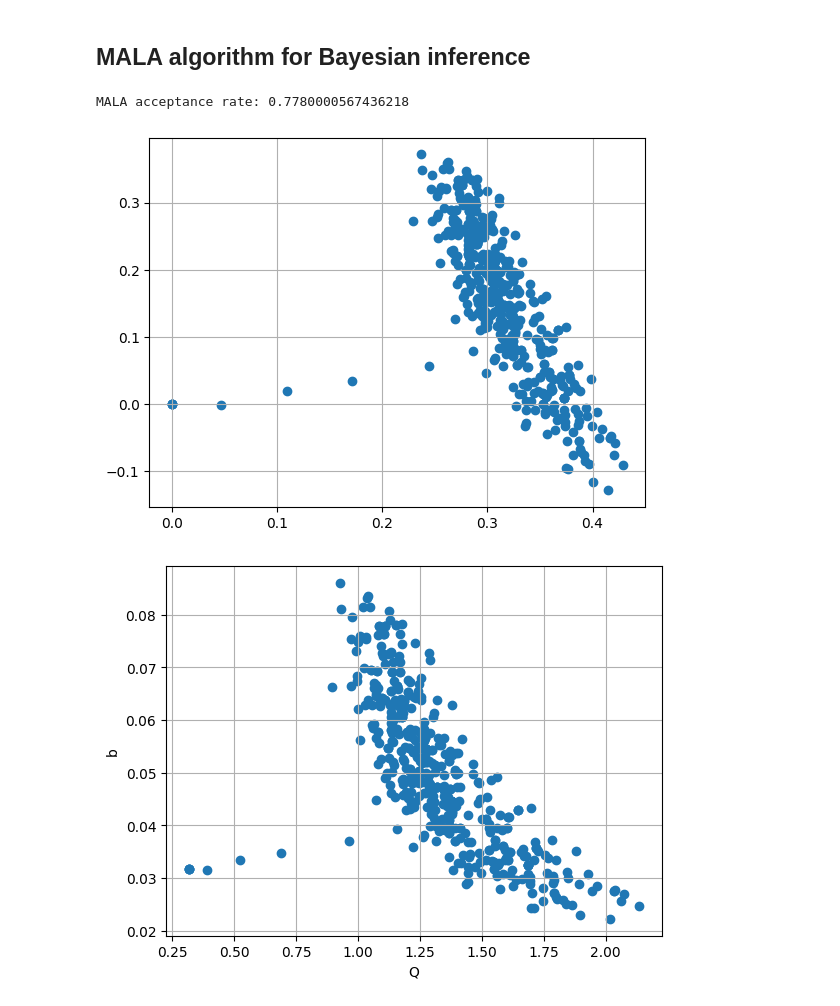
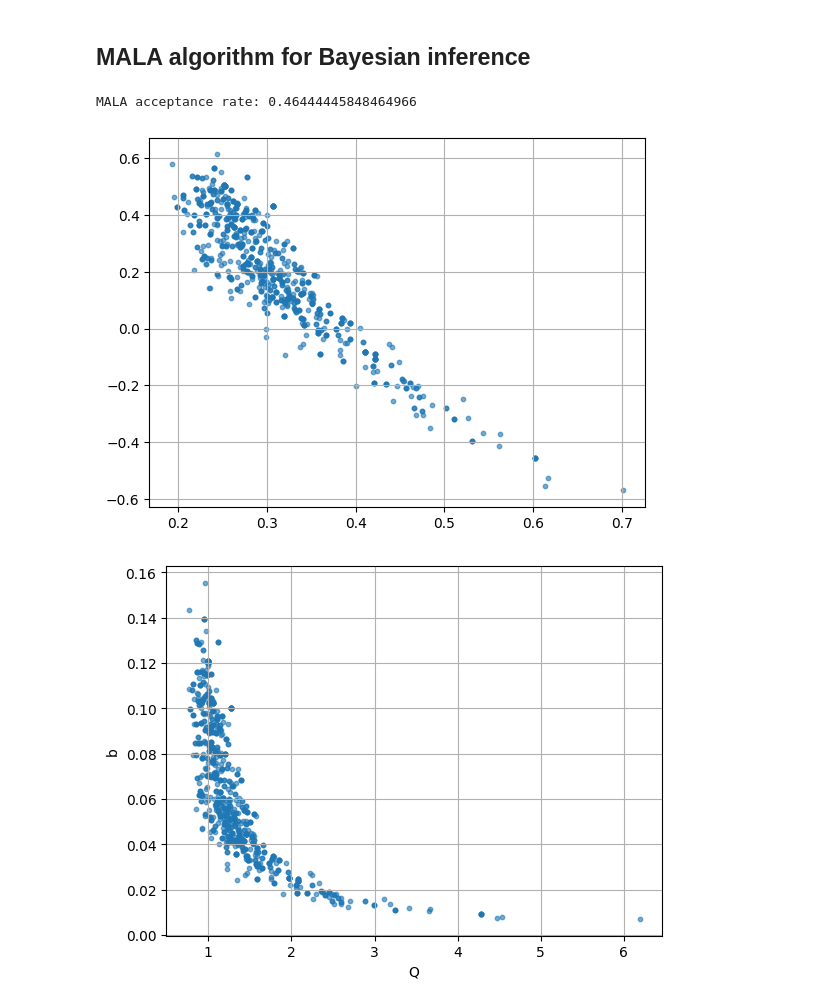
Before and after one commit to kerfriden/jax_constitutive_law, a Jupyter notebook: jax_cl_3.ipynb, the cells around one changed output. Cells and saved outputs as stored; diff of their text form; code cells hidden in the pictures.

```diff
--- a/jax_cl_3.ipynb
+++ b/jax_cl_3.ipynb
@@ -2348,14 +2345,14 @@ noise_std = 0.05  # one constant σ for all points
 def loglik(theta):
     # Drop the normalization constant (it doesn't depend on theta and cancels in MALA/MH).
     # i.i.d. N(0, σ^2): log p(y|θ,σ) = const - (1/(σ^2)) * 0.5*sum r^2
-    return -(1.0 / (noise_std**2)) * loss(theta)
+    return -(0.5 / (noise_std**2)) * loss(theta)
 
 def logprior(theta):
     # Unit Gaussian prior on *raw* unconstrained theta
     return -0.5 * jnp.dot(theta, theta)
 
 def logpost(theta):
-    return loglik(theta) + logprior(theta)
+    return loglik(theta) #+ logprior(theta)
 
 grad_logpost = jax.jit(jax.grad(logpost))
 
@@ -2384,7 +2381,7 @@ def mala_step(key, theta, eps):
 
 # -------------------- Chain driver --------------------
 @partial(jax.jit, static_argnames=("n_steps", "burn", "thin"))
-def run_mala(key, theta_init, eps=5e-3, n_steps=1000, burn=100, thin=1):
+def run_mala(key, theta_init, eps=1.e-2, n_steps=1000, burn=100, thin=1):
     """
     Returns:
       samples: [N_keep, d] array of raw θ samples (post burn/thin)
@@ -2404,36 +2401,12 @@ def run_mala(key, theta_init, eps=5e-3, n_steps=1000, burn=100, thin=1):
     acc_rate      = jnp.mean(accepts_kept)  # boolean -> mean in {0,1}
     return thetas_kept, acc_rate
 
-# -------------------- Convenience utilities --------------------
-def map_to_params(space, thetas):
-    """Vectorize θ -> projected θ -> physical params dict (PyTree of arrays)."""
-    proj = jax.vmap(lambda th: project_theta(space, th))(thetas)
-    params_list = jax.vmap(lambda th: to_params(space, th))(proj)  # PyTree with leading dim N
-    return params_list
-
-def posterior_param_summary(space, thetas):
-    """
-    Compute posterior mean and 5/95 percentiles in parameter space.
-    Returns a dict: {name: (mean, p05, p95)}. Each entry can be scalar or array.
-    """
-    params_list = map_to_params(space, thetas)  # PyTree of arrays with shape [N, ...]
-    def _summ(x):
-        mean = jnp.mean(x, axis=0)
-        # jnp.percentile in recent JAX uses 'method' arg; 'linear' still OK.
-        p05  = jnp.percentile(x, 5.0, axis=0, method="linear")
-        p95  = jnp.percentile(x, 95.0, axis=0, method="linear")
-        return (mean, p05, p95)
-
-    # Use jax.tree.map (or jtu.tree_map) instead of deprecated jax.tree_map
-    return jax.tree.map(_summ, params_list)
-    # OR: return jtu.tree_map(_summ, params_list)
-
 # -------------------- Example run --------------------
 # theta0 comes from your build_param_space(...), active dimensions only
 key = random.PRNGKey(0)
-samples, acc_rate = run_mala(key, theta0, eps=0.025, n_steps=500, burn=0)
+samples, acc_rate = run_mala(key, theta0, eps=5.e-2, n_steps=1000, burn=100)
 
 print("MALA acceptance rate:", float(acc_rate))
 # %% [output]
-MALA acceptance rate: 0.7780000567436218
+MALA acceptance rate: 0.46444445848464966
 # %%
@@ -2462,3 +2460,11 @@ if 0:
 
     # Example: if you want the posterior mean physical-parameter dict:
     # mean_params = jax.tree_map(lambda trio: trio[0], param_summ)
+# %%
+import numpy as np
+pts = np.asarray(samples, dtype=np.float32)
+plt.scatter(pts[:,0],pts[:,1], s=10, alpha=0.6)
+plt.grid()
+plt.show()
+# %% [output]
+[figure, added]
@@ -2465,16 +2473,12 @@ if 0:
 # %%
-plt.scatter(samples[:,0],samples[:,1])
-plt.grid()
-plt.show()
+Q = jax.device_get(params["Q"]).ravel()
+b = jax.device_get(params["b"]).ravel()
 
-params = map_to_params(space, samples)
-b = jax.device_get(params["Q"]).reshape(-1)
-Q = jax.device_get(params["b"]).reshape(-1)
-plt.scatter(b,Q)
+plt.figure()
+plt.scatter(Q, b, s=10, alpha=0.6)  # x=Q, y=b
 plt.xlabel("Q")
 plt.ylabel("b")
-plt.grid()
+plt.grid(True)
 plt.show()
 # %% [output]
-[figure, old version]
+[figure, new version]
-[figure, removed]
```
Also changed, not shown: parts of 15 cells of this notebook.
